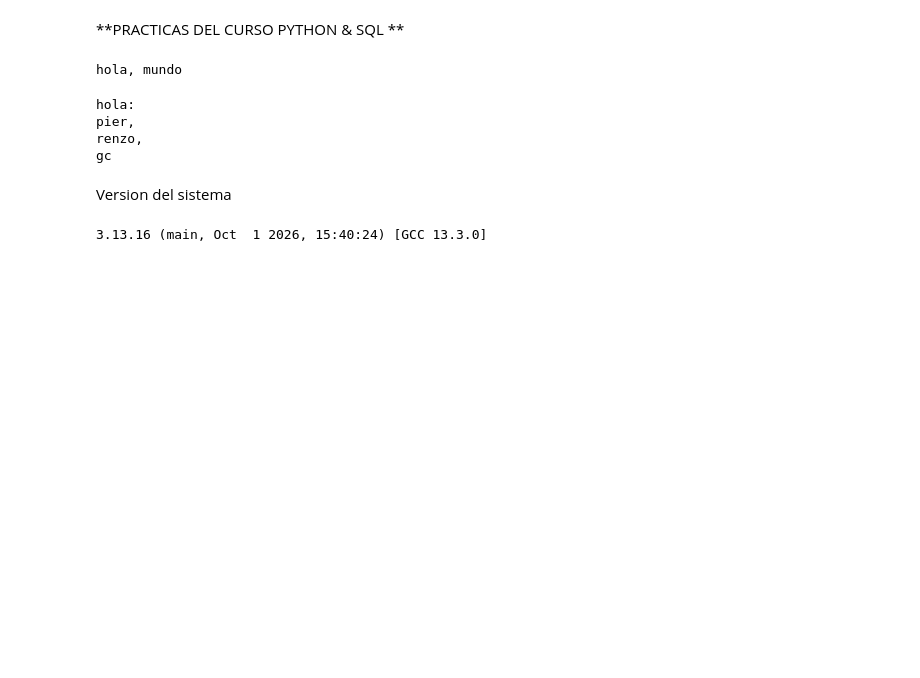
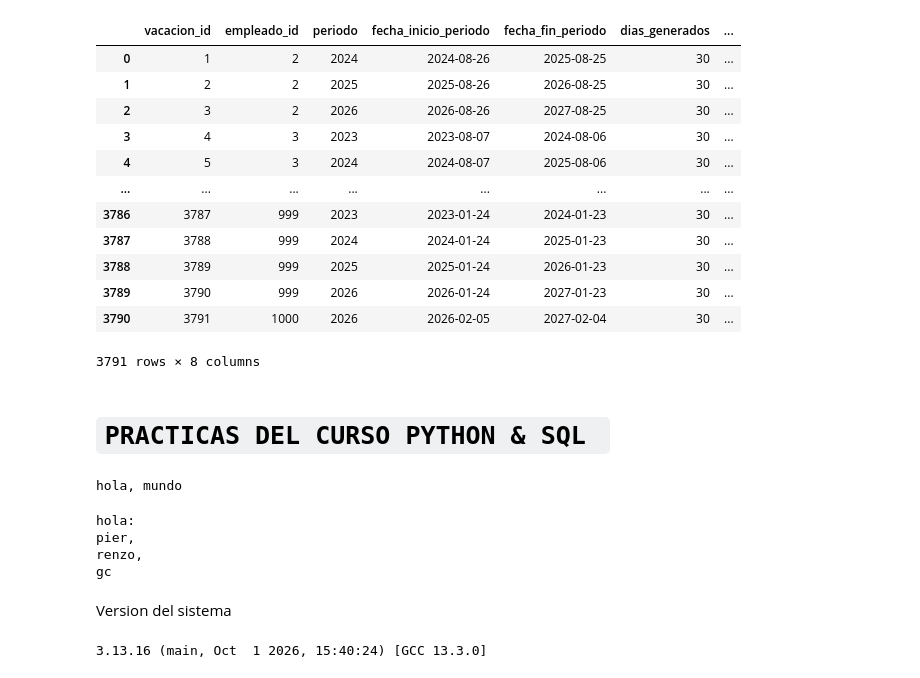
Before and after one commit to PIER-202621036/proyecto-gestion-vacaciones, a Jupyter notebook: notebooks/01_datos.ipynb, the cells around one changed output. Saved outputs shown, nothing was run; the diff lists cells and outputs as text; code cells hidden in the pictures; blank space fills up the shorter version.

```diff
--- a/notebooks/01_datos.ipynb
+++ b/notebooks/01_datos.ipynb
@@ -78,0 +122,24 @@ Tras las primeras siete semanas, el equipo consolidará los módulos de **Datos,
+# %%
+#Cargar el Excel desde GitHub
+"""Semana 1 — Configuración de la fuente de datos"""
+"""Semana 4 — Excel + Github"""
+
+import pandas as pd
+
+URL_EXCEL = (
+    "https://raw.githubusercontent.com/"
+    "PIER-202621036/proyecto-gestion-vacaciones/"
+    "main/data/empleados_vacaciones.xlsx"
+)
+
+# Cargar todas las hojas del Excel
+hojas = pd.read_excel(URL_EXCEL, sheet_name=None)
+
+# Mostrar las hojas disponibles
+print("Hojas cargadas:")
+for nombre_hoja in hojas:
+    print("-", nombre_hoja)
+
+#Mostrar la tabla directamente display sirve para eso
+plan = hojas["Empleados"]
+display(plan)
@@ -79,5 +176,22 @@ Tras las primeras siete semanas, el equipo consolidará los módulos de **Datos,
+# %%
+plan = hojas["Vacaciones"]
+display(plan)
+# %% [output]
+|  | vacacion_id | empleado_id | periodo | fecha_inicio_periodo | fecha_fin_periodo | dias_generados | ... |
+| 0 | 1 | 2 | 2024 | 2024-08-26 | 2025-08-25 | 30 | ... |
+| 1 | 2 | 2 | 2025 | 2025-08-26 | 2026-08-25 | 30 | ... |
+| 2 | 3 | 2 | 2026 | 2026-08-26 | 2027-08-25 | 30 | ... |
+| 3 | 4 | 3 | 2023 | 2023-08-07 | 2024-08-06 | 30 | ... |
+| 4 | 5 | 3 | 2024 | 2024-08-07 | 2025-08-06 | 30 | ... |
+| ... | ... | ... | ... | ... | ... | ... | ... |
+| 3786 | 3787 | 999 | 2023 | 2023-01-24 | 2024-01-23 | 30 | ... |
+| 3787 | 3788 | 999 | 2024 | 2024-01-24 | 2025-01-23 | 30 | ... |
+| 3788 | 3789 | 999 | 2025 | 2025-01-24 | 2026-01-23 | 30 | ... |
+| 3789 | 3790 | 999 | 2026 | 2026-01-24 | 2027-01-23 | 30 | ... |
+| 3790 | 3791 | 1000 | 2026 | 2026-02-05 | 2027-02-04 | 30 | ... |
+3791 rows × 8 columns
 # %% [markdown]
-**PRACTICAS DEL CURSO PYTHON & SQL **
+# **`PRACTICAS DEL CURSO PYTHON & SQL `**
 # %%
 print("hola, mundo")
 # %% [output]
```
Also changed, not shown: parts of 13 cells of this notebook.
